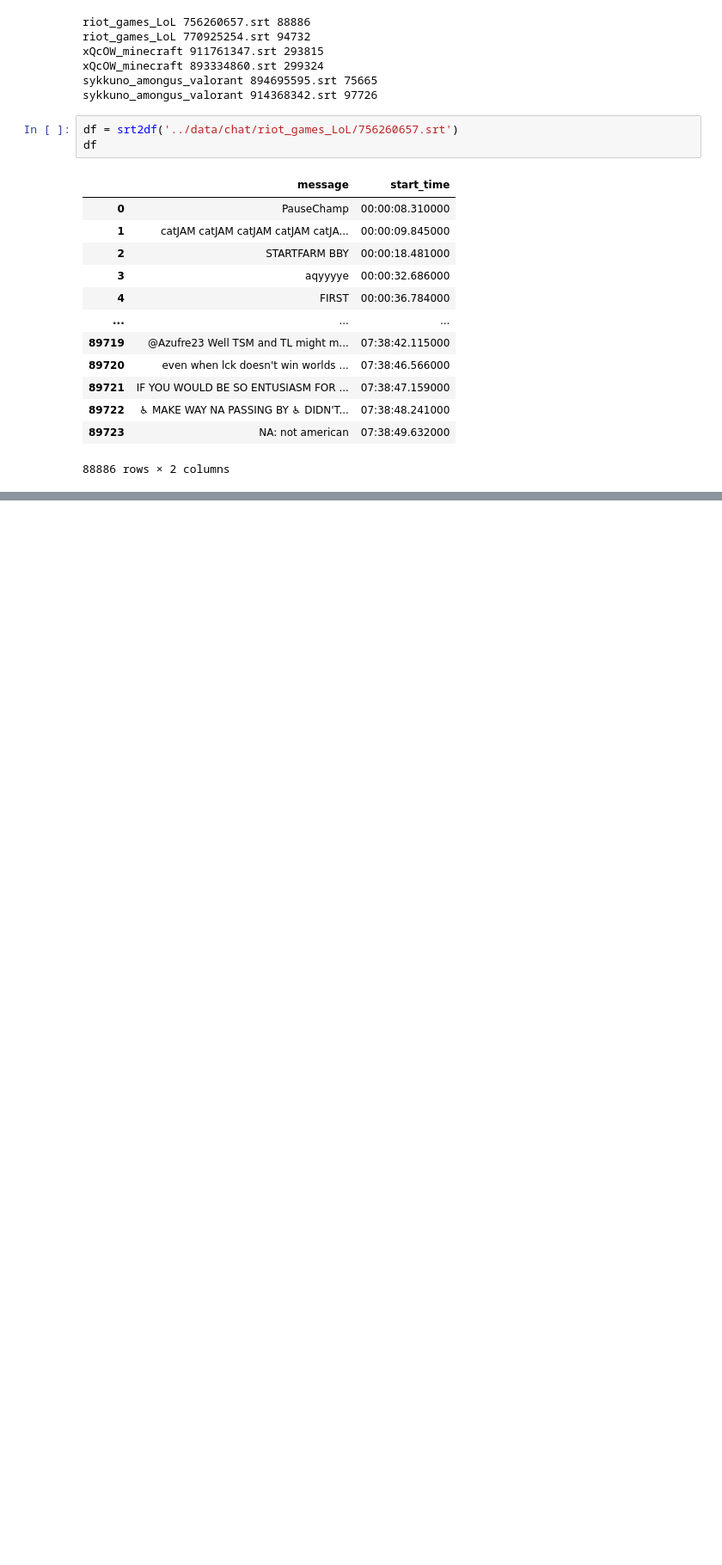
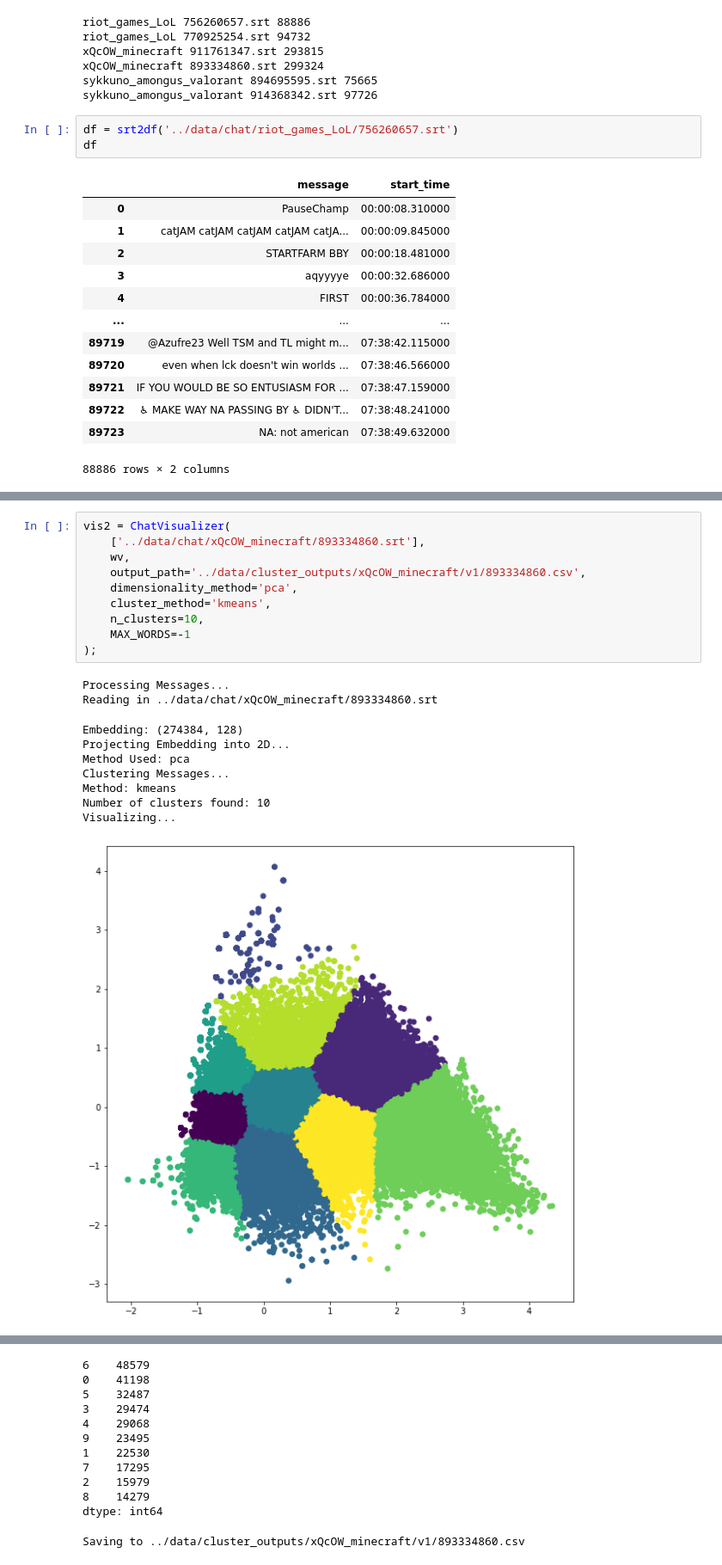
Before and after one commit to shoyasaxa/TwitchSonification, a Jupyter notebook: clustering/Cluster Twitch Chat Messages.ipynb, the cells around one changed output, grey strips where cells are left out. Shown: that part at 86% size. Cells and saved outputs as stored; diff of their text form; blank space fills up the shorter version.

```diff
--- a/clustering/Cluster Twitch Chat Messages.ipynb
+++ b/clustering/Cluster Twitch Chat Messages.ipynb
@@ -230,0 +357,21 @@ Visualizing...
+# %%
+vis2 = ChatVisualizer(
+    ['../data/chat/xQcOW_minecraft/893334860.srt'],
+    wv,
+    output_path='../data/cluster_outputs/xQcOW_minecraft/v1/893334860.csv',
+    dimensionality_method='pca',
+    cluster_method='kmeans',
+    n_clusters=10,
+    MAX_WORDS=-1
+);
+# %% [output]
+Processing Messages...
+Reading in ../data/chat/xQcOW_minecraft/893334860.srt
+Embedding: (274384, 128)
+Projecting Embedding into 2D...
+Method Used: pca
+Clustering Messages...
+Method: kmeans
+Number of clusters found: 10
+Visualizing...
+[figure, added]
@@ -230,0 +395,12 @@ Visualizing...
+6    48579
+0    41198
+5    32487
+3    29474
+4    29068
+9    23495
+1    22530
+7    17295
+2    15979
+8    14279
+dtype: int64
+Saving to ../data/cluster_outputs/xQcOW_minecraft/v1/893334860.csv
```
Also changed, not shown: parts of 12 cells of this notebook, 6 other files.
